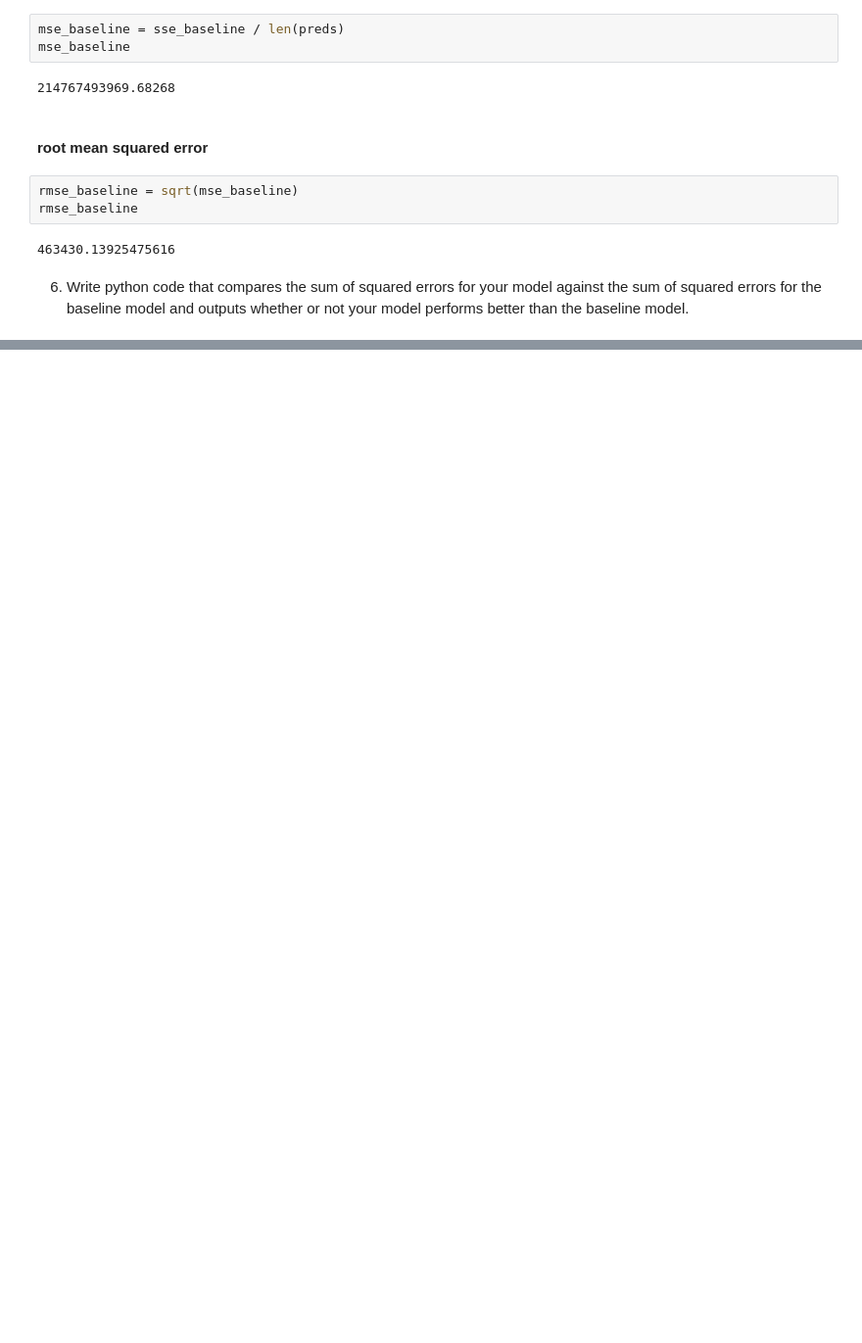
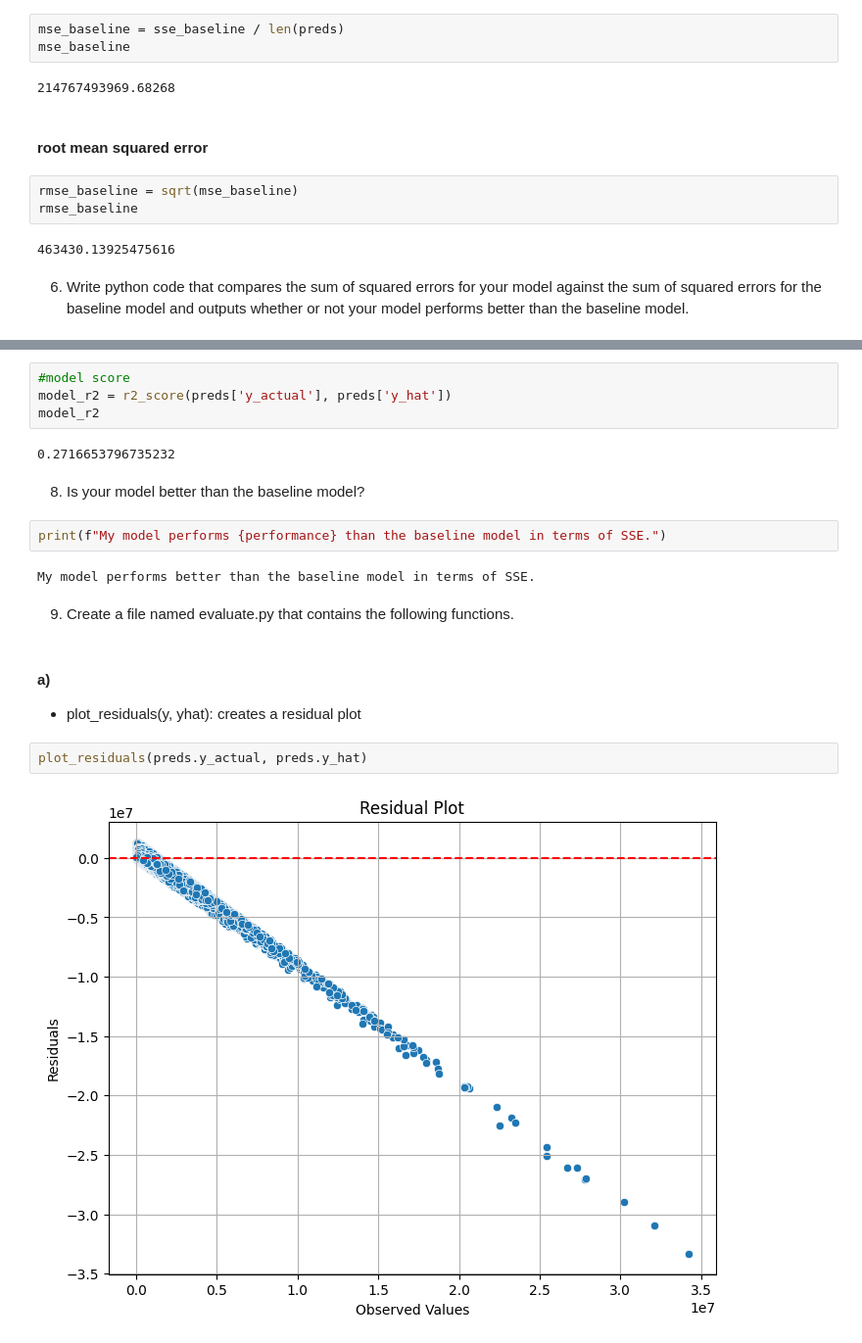
Before and after one commit to TheodoreQuansah/regression-exercises, a Jupyter notebook: evaluate.ipynb, the cells around one changed output, grey strips where cells are left out. Shown at 98% size. Drawn from its saved outputs; the diff is of its cells as text; blank space fills up the shorter version.

```diff
--- a/evaluate.ipynb
+++ b/evaluate.ipynb
@@ -163,0 +199,21 @@ rmse_baseline
+# %%
+#model score
+model_r2 = r2_score(preds['y_actual'], preds['y_hat'])
+model_r2
+# %% [output]
+0.2716653796735232
+# %% [markdown]
+8) Is your model better than the baseline model?
+# %%
+print(f"My model performs {performance} than the baseline model in terms of SSE.")
+# %% [output]
+My model performs better than the baseline model in terms of SSE.
+# %% [markdown]
+9) Create a file named evaluate.py that contains the following functions.
+# %% [markdown]
+#### a)
+- plot_residuals(y, yhat): creates a residual plot
+# %%
+plot_residuals(preds.y_actual, preds.y_hat)
+# %% [output]
+[figure, added]
```
Also changed, not shown: parts of 13 cells of this notebook, 1 other file.
